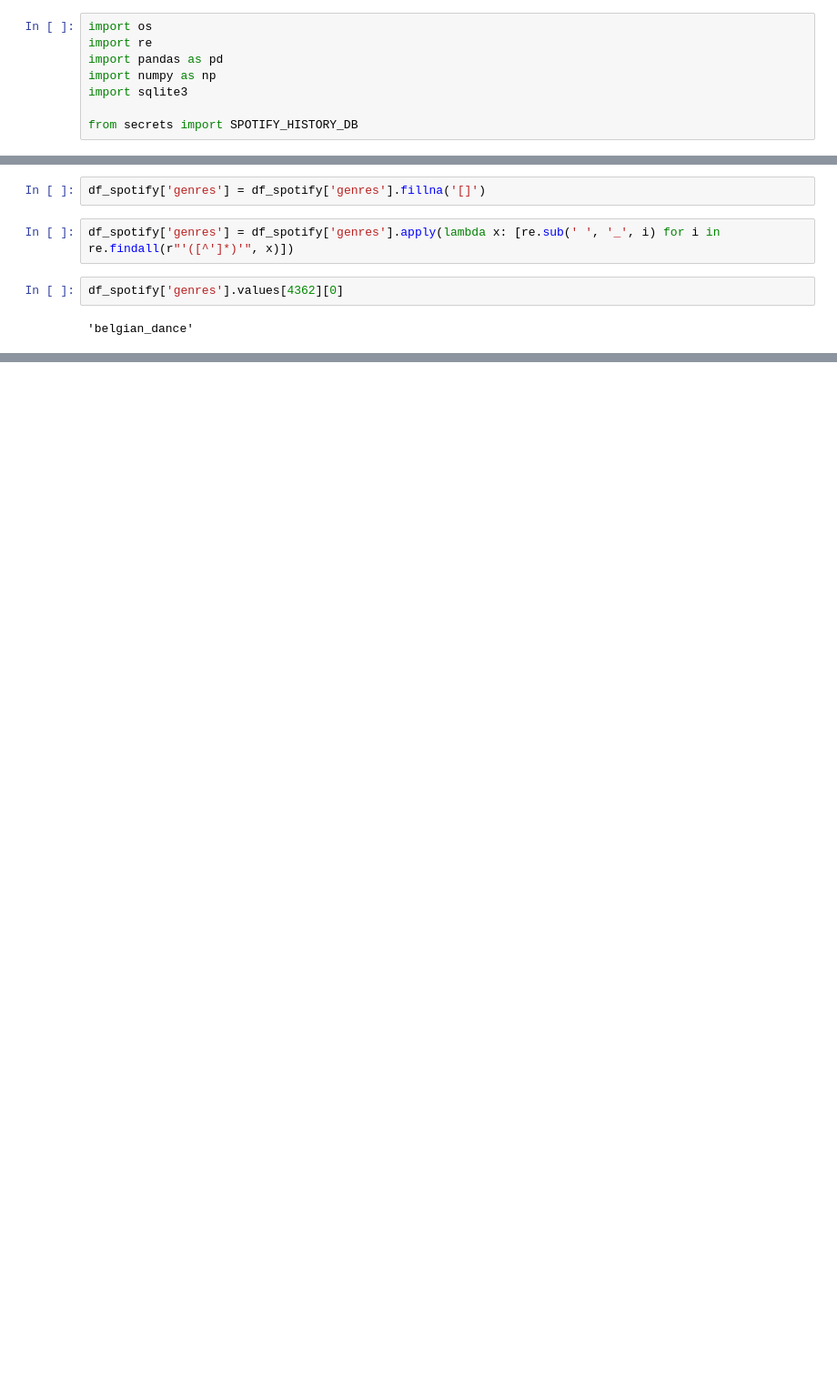
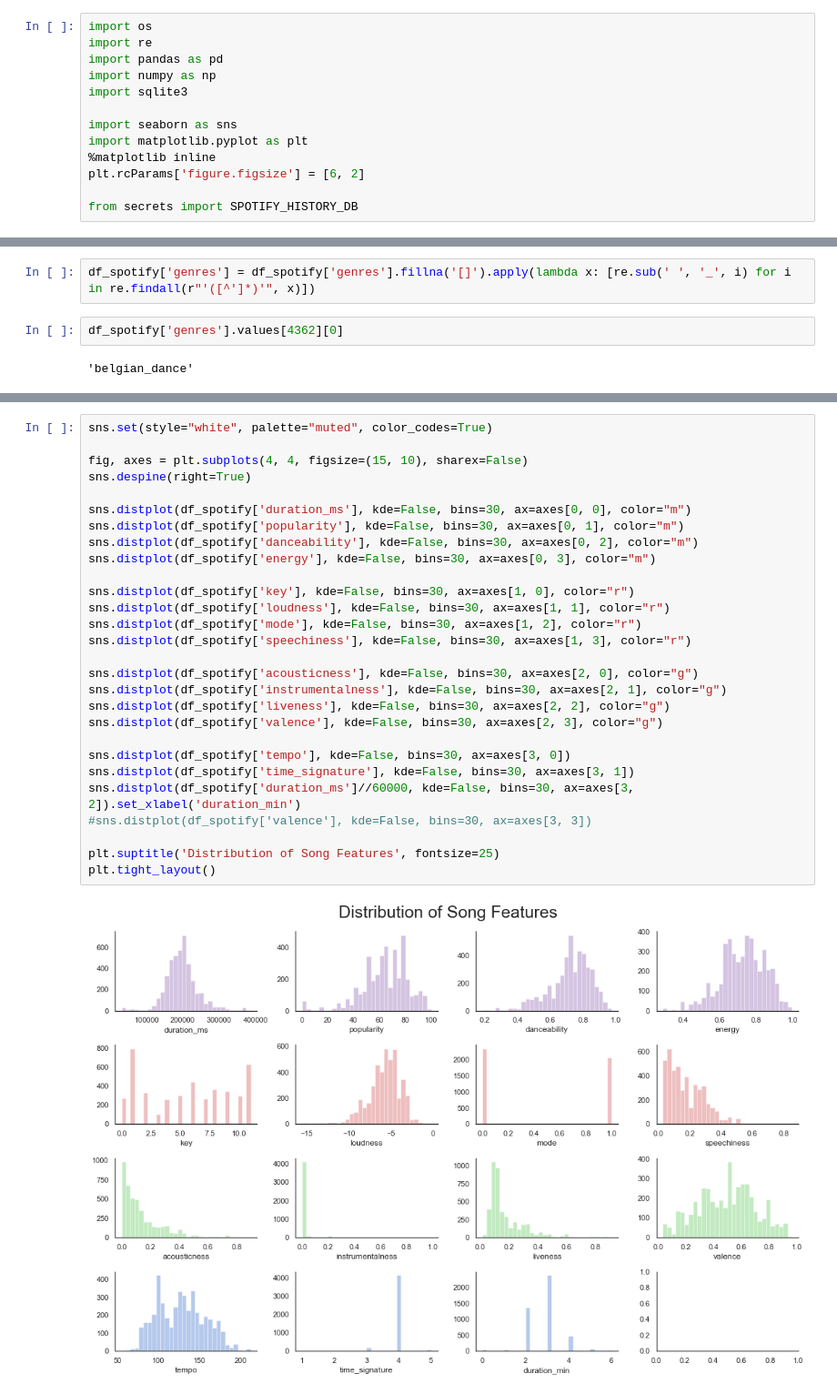
Before and after one commit to vijay-ss/spotify-recommender, a Jupyter notebook: spotify-recommender-preprocessing.ipynb, the cells around one changed output, grey strips where cells are left out. Shown at 91% size. Saved outputs shown, nothing was run; the diff lists cells and outputs as text; blank space fills up the shorter version.

```diff
--- a/spotify-recommender-preprocessing.ipynb
+++ b/spotify-recommender-preprocessing.ipynb
@@ -12,4 +12,9 @@ import pandas as pd
 import numpy as np
 import sqlite3
 
+import seaborn as sns
+import matplotlib.pyplot as plt
+%matplotlib inline
+plt.rcParams['figure.figsize'] = [6, 2]
+
 from secrets import SPOTIFY_HISTORY_DB
@@ -121,7 +147,5 @@ To fix this, a Regular Expression (regex) statement will be used to return a lis
-# %%
-df_spotify['genres'] = df_spotify['genres'].fillna('[]')
 # %%
-df_spotify['genres'] = df_spotify['genres'].apply(lambda x: [re.sub(' ', '_', i) for i in re.findall(r"'([^']*)'", x)])
+df_spotify['genres'] = df_spotify['genres'].fillna('[]').apply(lambda x: [re.sub(' ', '_', i) for i in re.findall(r"'([^']*)'", x)])
 # %%
 df_spotify['genres'].values[4362][0]
 # %% [output]
@@ -128,0 +159,30 @@ df_spotify['genres'].values[4362][0]
+# %%
+sns.set(style="white", palette="muted", color_codes=True)
+
+fig, axes = plt.subplots(4, 4, figsize=(15, 10), sharex=False)
+sns.despine(right=True)
+
+sns.distplot(df_spotify['duration_ms'], kde=False, bins=30, ax=axes[0, 0], color="m")
+sns.distplot(df_spotify['popularity'], kde=False, bins=30, ax=axes[0, 1], color="m")
+sns.distplot(df_spotify['danceability'], kde=False, bins=30, ax=axes[0, 2], color="m")
+sns.distplot(df_spotify['energy'], kde=False, bins=30, ax=axes[0, 3], color="m")
+
+sns.distplot(df_spotify['key'], kde=False, bins=30, ax=axes[1, 0], color="r")
+sns.distplot(df_spotify['loudness'], kde=False, bins=30, ax=axes[1, 1], color="r")
+sns.distplot(df_spotify['mode'], kde=False, bins=30, ax=axes[1, 2], color="r")
+sns.distplot(df_spotify['speechiness'], kde=False, bins=30, ax=axes[1, 3], color="r")
+
+sns.distplot(df_spotify['acousticness'], kde=False, bins=30, ax=axes[2, 0], color="g")
+sns.distplot(df_spotify['instrumentalness'], kde=False, bins=30, ax=axes[2, 1], color="g")
+sns.distplot(df_spotify['liveness'], kde=False, bins=30, ax=axes[2, 2], color="g")
+sns.distplot(df_spotify['valence'], kde=False, bins=30, ax=axes[2, 3], color="g")
+
+sns.distplot(df_spotify['tempo'], kde=False, bins=30, ax=axes[3, 0])
+sns.distplot(df_spotify['time_signature'], kde=False, bins=30, ax=axes[3, 1])
+sns.distplot(df_spotify['duration_ms']//60000, kde=False, bins=30, ax=axes[3, 2]).set_xlabel('duration_min')
+#sns.distplot(df_spotify['valence'], kde=False, bins=30, ax=axes[3, 3])
+
+plt.suptitle('Distribution of Song Features', fontsize=25)
+plt.tight_layout()
+# %% [output]
+[figure, added]
```
Also changed, not shown: parts of 10 cells of this notebook.
